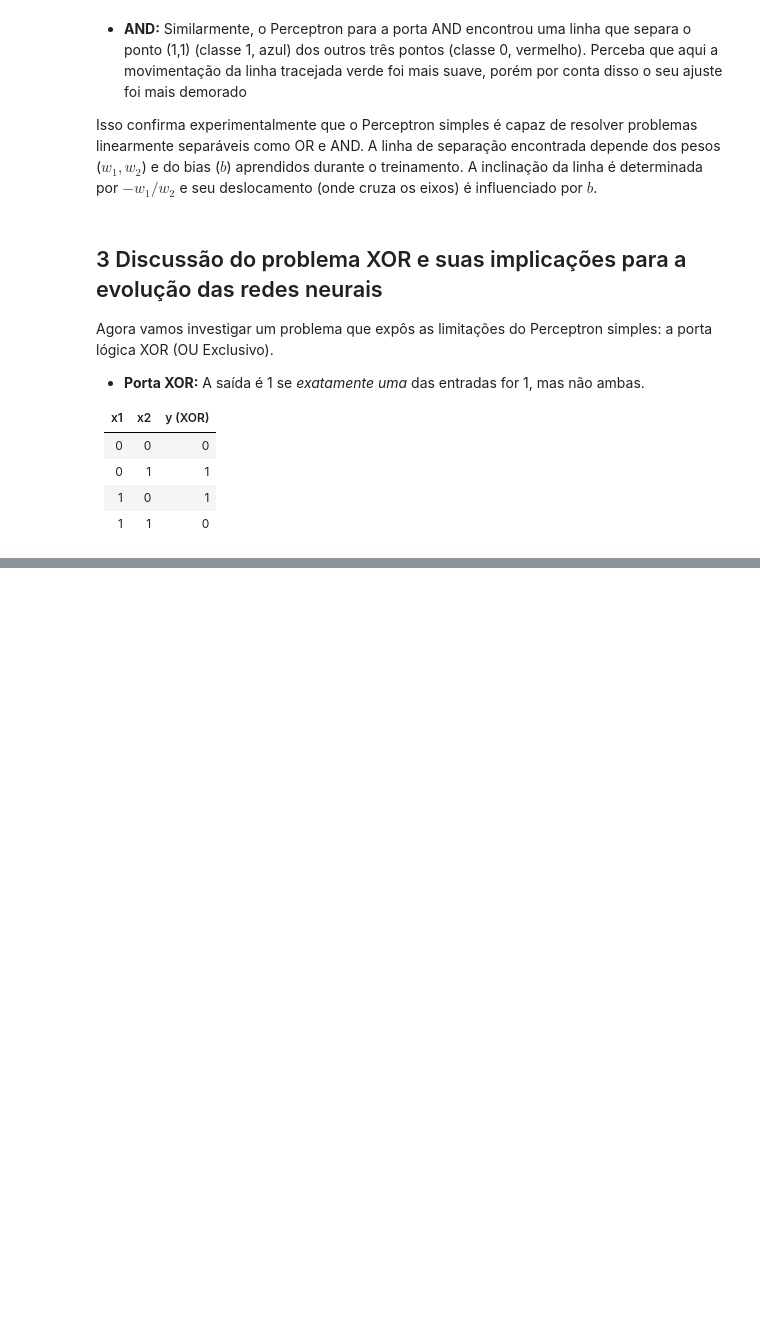
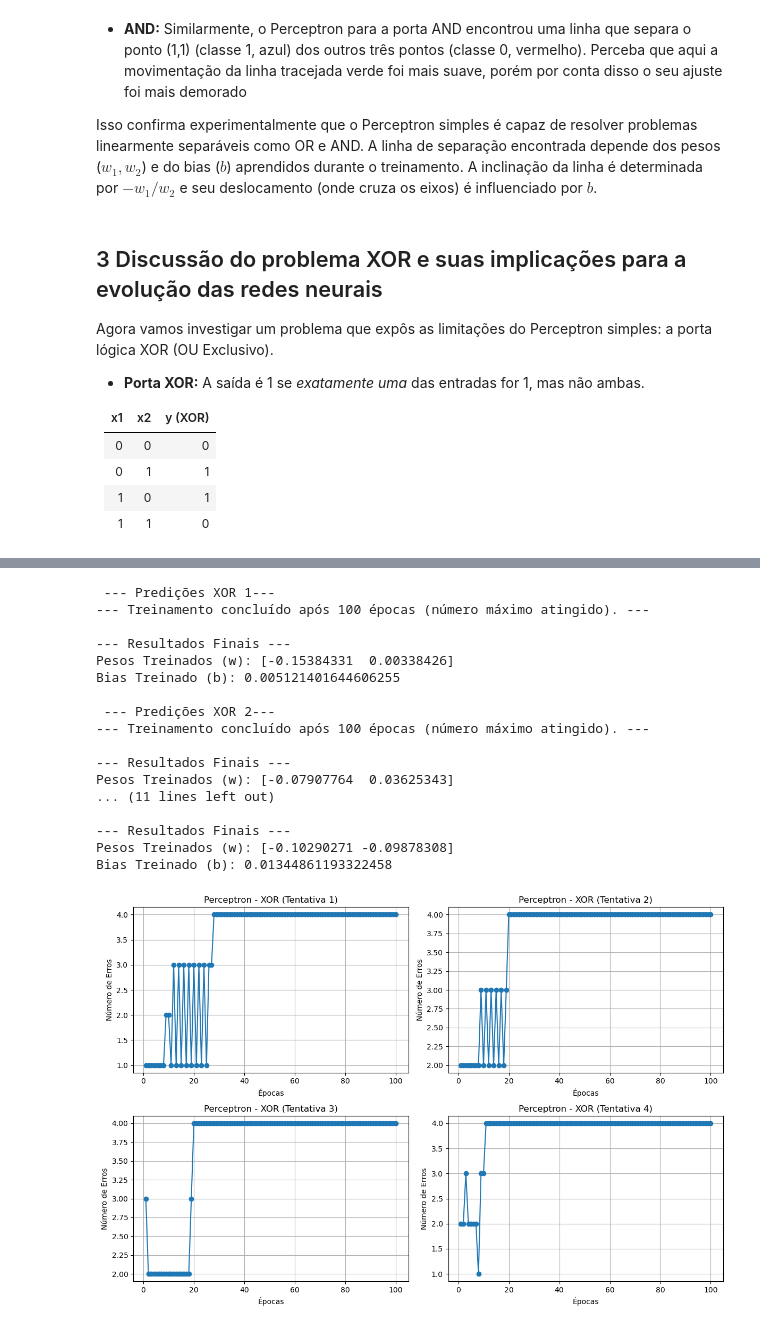
Before and after one commit to jgbmarques/G_JOAO_GABRIEL_BARROS_MARQUES_PERCEPTON, a Jupyter notebook: Codigo/perceptron.ipynb, the cells around one changed output, grey strips where cells are left out. Saved outputs shown, nothing was run; the diff lists cells and outputs as text; code cells hidden in the pictures; blank space fills up the shorter version.

```diff
--- a/Codigo/perceptron.ipynb
+++ b/Codigo/perceptron.ipynb
@@ -626,0 +646,53 @@ Agora vamos investigar um problema  que expôs as limitações do Perceptron sim
+# %%
+import copy
+
+# ----- Tentativa de Treinamento para XOR ----
+# Aumentamos o número de épocas para dar mais chance, mas não vai convergir
+epocas = 100
+
+# armazenar as tentativas
+W_xor_lista = []
+b_xor_lista = []
+erros_xor_lista = []
+
+# Tentativas
+for i in range(4):
+    print(f"\n --- Predições XOR {i+1}---")
+    W_xor, b_xor, erros_xor = perceptron(X_xor, y_xor,n_epoca=epocas)
+    W_xor_lista.append(copy.deepcopy(W_xor))
+    b_xor_lista.append(b_xor[:])
+    erros_xor_lista.append(erros_xor[:])
+
+
+# Criar 4 subplots para as 4 tentativas com XOR
+plt.figure(figsize=(12, 8))
+
+for i in range(4):
+    plt.subplot(2, 2, i+1)
+    plt.plot(range(1, len(erros_xor_lista[i]) + 1), erros_xor_lista[i], marker='o')
+    plt.xlabel('Épocas')
+    plt.ylabel('Número de Erros')
+    plt.title(f'Perceptron - XOR (Tentativa {i+1})')
+    plt.grid(True)
+
+plt.tight_layout()
+plt.show()
+# %% [output]
+ --- Predições XOR 1---
+--- Treinamento concluído após 100 épocas (número máximo atingido). ---
+
+--- Resultados Finais ---
+Pesos Treinados (w): [-0.15384331  0.00338426]
+Bias Treinado (b): 0.005121401644606255
+
+ --- Predições XOR 2---
+--- Treinamento concluído após 100 épocas (número máximo atingido). ---
+
+--- Resultados Finais ---
+Pesos Treinados (w): [-0.07907764  0.03625343]
+... (11 lines left out)
+
+--- Resultados Finais ---
+Pesos Treinados (w): [-0.10290271 -0.09878308]
+Bias Treinado (b): 0.01344861193322458
+[figure, added]
```
Also changed, not shown: parts of 2 cells of this notebook.
